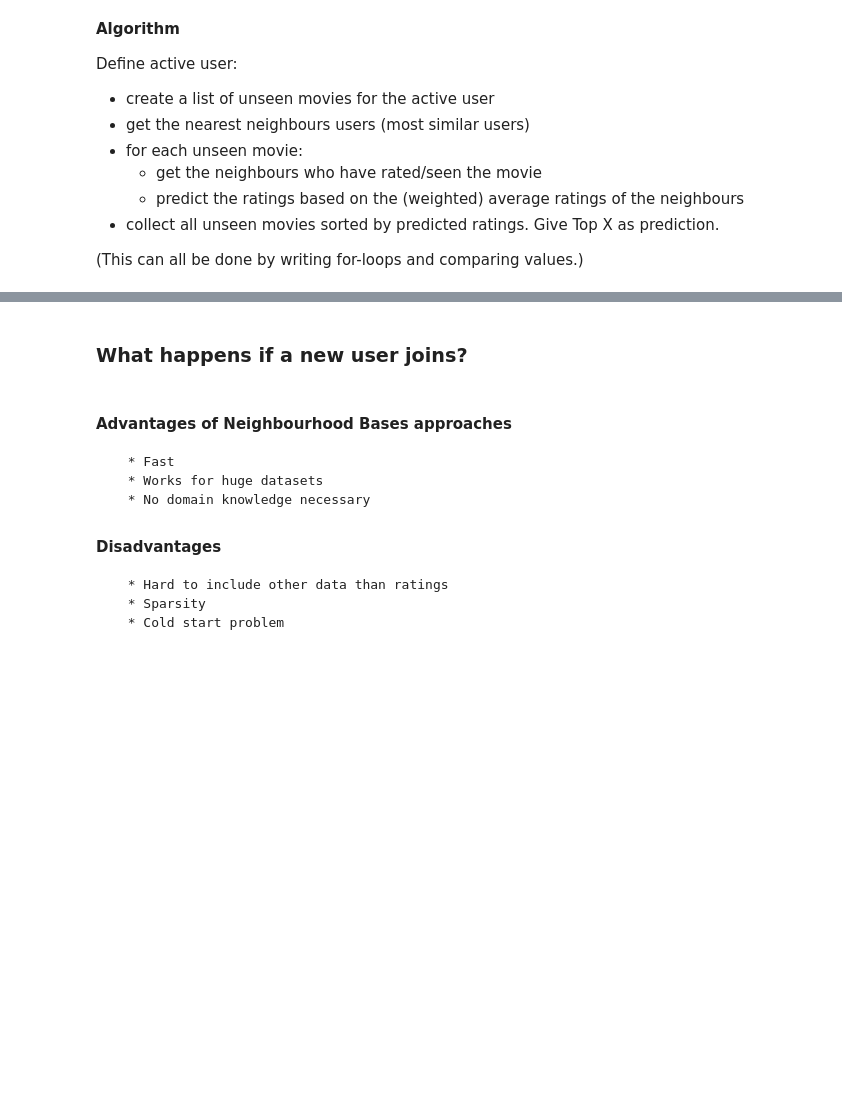
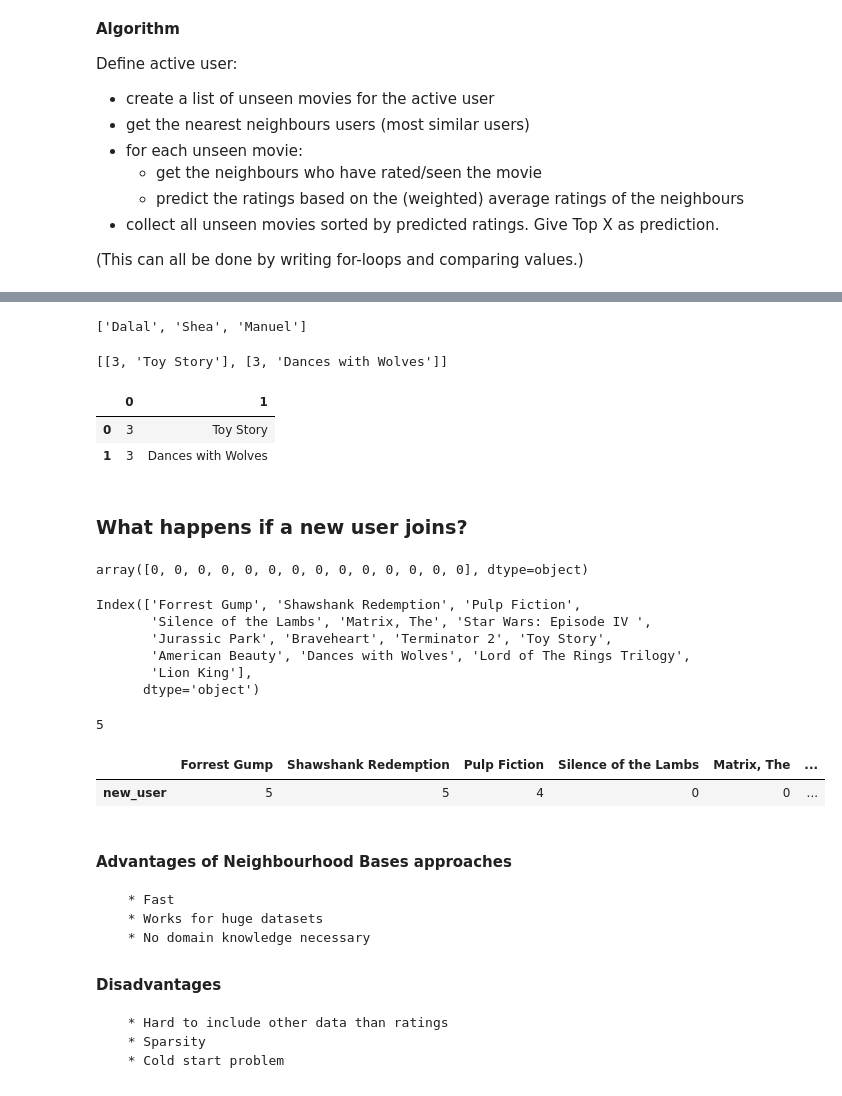
Before and after one commit to RosiNantis/Projects_from_Spiced_personal, a Jupyter notebook: week_10/10.4.cosine_similarity/cosine_similarity_sri.ipynb, the cells around one changed output, grey strips where cells are left out. Saved outputs shown, nothing was run; the diff lists cells and outputs as text; code cells hidden in the pictures; blank space fills up the shorter version.

```diff
--- a/week_10/10.4.cosine_similarity/cosine_similarity_sri.ipynb
+++ b/week_10/10.4.cosine_similarity/cosine_similarity_sri.ipynb
@@ -260,5 +302,9 @@ Define active user:
 # %%
 # Create a list of top 3 similar user (nearest neighbours)
+neighbours = list(cos_sim_table[active_user].sort_values(ascending=False).index[1:4])
+neighbours
+# %% [output]
+['Dalal', 'Shea', 'Manuel']
 # %%
 # create the recommendation (predicted/rated movie)
 predicted_ratings_movies = []
@@ -287,13 +333,37 @@ for movie in unseen_movies:
+# %%
+predicted_ratings_movies
+# %% [output]
+[[3, 'Toy Story'], [3, 'Dances with Wolves']]
 # %%
 # create df pred
+def_pred = pd.DataFrame(predicted_ratings_movies)
+def_pred
+# %% [output]
+|  | 0 | 1 |
+| 0 | 3 | Toy Story |
+| 1 | 3 | Dances with Wolves |
 # %% [markdown]
 ### What happens if a new user joins?
 # %%
 # initialize new user
+new_user = np.zeros_like(R.columns)
+new_user
+# %% [output]
+array([0, 0, 0, 0, 0, 0, 0, 0, 0, 0, 0, 0, 0, 0], dtype=object)
+# %%
+films = R.columns
+films
+# %% [output]
+Index(['Forrest Gump', 'Shawshank Redemption', 'Pulp Fiction',
+       'Silence of the Lambs', 'Matrix, The', 'Star Wars: Episode IV ',
+       'Jurassic Park', 'Braveheart', 'Terminator 2', 'Toy Story',
+       'American Beauty', 'Dances with Wolves', 'Lord of The Rings Trilogy',
+       'Lion King'],
+      dtype='object')
 # %%
-ratings = {'Forrest Gump': ,
- 'Shawshank Redemption': ,
- 'Matrix': ,
- 'Star Wars: Episode IV':,
- 'Pulp Fiction': ,
-  'Lord of The Rings Trilogy': }
+ratings = {'Forrest Gump':5 ,
+ 'Shawshank Redemption':5 ,
+ 'Matrix': 5,
+ 'Star Wars: Episode IV':5,
+ 'Pulp Fiction':4 ,
+  'Lord of The Rings Trilogy':5 }
@@ -302,3 +370,17 @@ ratings = {'Forrest Gump': ,
+# %%
+ratings.get('Matrix')
+# %% [output]
+5
+# %%
+for idx,item in enumerate(films):
+    if ratings.get(item):   # returns the value for key if the key is in dictionary
+        new_user[idx] = ratings[item]
+# %%
+# new user dataframe
+pd.DataFrame([new_user], index=['new_user'],columns = films)
+# %% [output]
+|  | Forrest Gump | Shawshank Redemption | Pulp Fiction | Silence of the Lambs | Matrix, The | ... |
+| new_user | 5 | 5 | 4 | 0 | 0 | ... |
 # %% [markdown]
 
 #### Advantages of Neighbourhood Bases approaches
```
Also changed, not shown: parts of 8 cells of this notebook.
